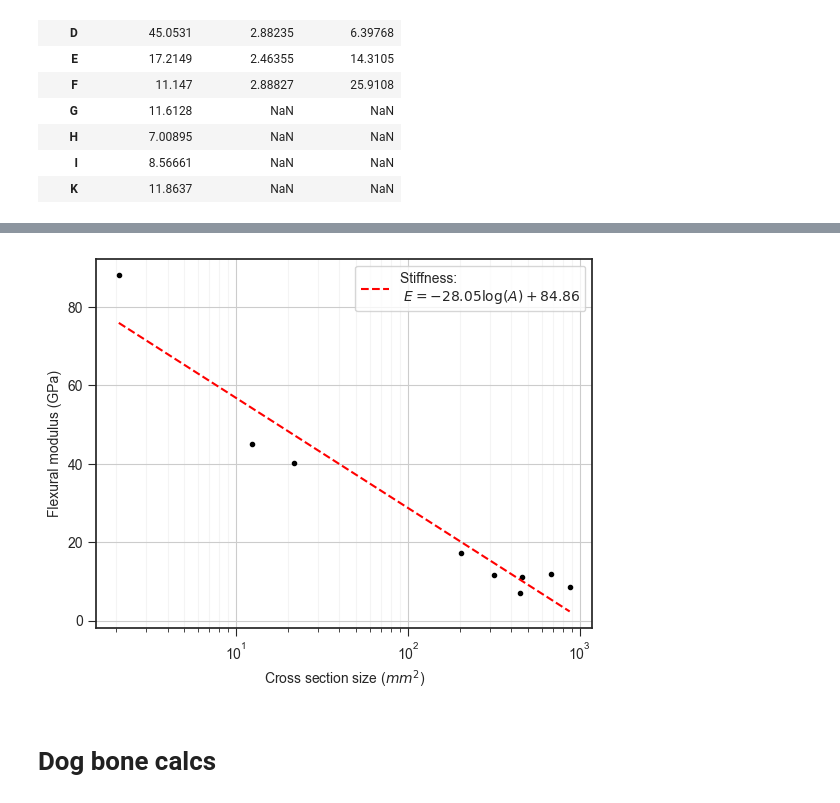
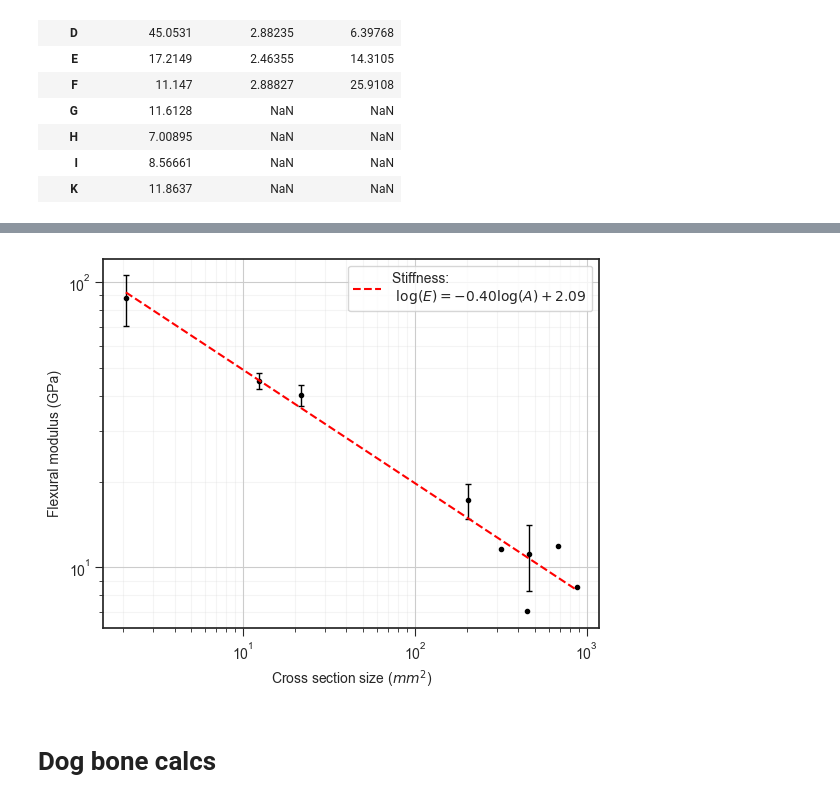
Before and after one commit to Mackus101/GlassMechAnalysis, a Jupyter notebook: analyse.ipynb, the cells around one changed output, grey strips where cells are left out. Cells and saved outputs as stored; diff of their text form; code cells hidden in the pictures.

Commit message:
Confidence intervals and error bars

```diff
--- a/analyse.ipynb
+++ b/analyse.ipynb
@@ -290,7 +314,11 @@ def fit_and_plot_weibull(data, design_failure):
         fracture_prob =  pd.concat([fracture_prob, fracture_frame], axis=0)
 
         data_anal.loc[letter, "char_strength"] = fracture_fit.alpha
+        data_anal.loc[letter, "char_strength_95%_upper"] = fracture_fit.alpha_upper
+        data_anal.loc[letter, "char_strength_95%_lower"] = fracture_fit.alpha_lower
         data_anal.loc[letter, "weibull_modulus"] = fracture_fit.beta
+        data_anal.loc[letter, "weibull_modulus_95%_upper"] = fracture_fit.beta_upper
+        data_anal.loc[letter, "weibull_modulus_95%_lower"] = fracture_fit.beta_lower
         data_anal.loc[letter, "Design Strength"] = fracture_fit.distribution.inverse_SF(design_failure)
 
         collated_legend_text = "%s, dia.= ~%.2f mm" % (letter, avg_diameter)
@@ -881,0 +898,6 @@ gcc_data_anal
+# %%
+char_strength_helper = lambda row: "{:0.0f}\n({:0.0f},{:0.0f})".format(row["char_strength"], row["char_strength_95%_upper"], row["char_strength_95%_lower"]) if row.notnull().all() else ""
+gcc_data_anal["char_strength_disp"] = gcc_data_anal.apply(char_strength_helper, axis=1)
+
+weibull_modulus_helper = lambda row: "{:.1f}\n({:.1f},{:.1f})".format(row["weibull_modulus"], row["weibull_modulus_95%_upper"], row["weibull_modulus_95%_lower"]) if row.notnull().all() else ""
+gcc_data_anal["weibull_modulus_disp"] = gcc_data_anal.apply(weibull_modulus_helper, axis=1)
@@ -884,33 +921,34 @@ gcc_data_anal.to_excel("Rod_test_analysis.xlsx")
 # %%
 fig, ax = plt.subplots()
 
 ax.scatter(data=gcc_data_anal, x="cross_section", y="elastic_mod_mean", color='k', label=None)
+ax.errorbar(data=gcc_data_anal, x="cross_section", y="elastic_mod_mean", yerr="elastic_mod_std", fmt="none", elinewidth=1, ecolor="k", capsize=2.5, label=None)
 
 cross_section = gcc_data_anal["cross_section"].dropna().to_numpy()
 elastic_mod = gcc_data_anal["elastic_mod_mean"].dropna().to_numpy()
 
-fit_line_fmt = "Stiffness: \n $E = {:0.2f} \\log(A) + {:0.2f}$"
+fit_line_fmt = "Stiffness: \n $\\log(E) = {:0.2f} \\log(A) + {:0.2f}$"
 
-m, b = np.polyfit(np.log10(cross_section), elastic_mod, 1)
+m, b = np.polyfit(np.log10(cross_section), np.log10(elastic_mod), 1)
 
 fit_x = np.linspace(np.min(cross_section), np.max(cross_section), 100)
 
-fit_y = m * np.log10(fit_x) + b
+fit_y = np.power(10, m * np.log10(fit_x) + b)
 
 ax.plot(fit_x, fit_y, "--r", label=fit_line_fmt.format(m, b))
 ax.set_xlabel("Cross section size ($mm^2$)")
 ax.set_ylabel("Flexural modulus (GPa)")
 
 ax.grid(visible=True, which='major', linestyle='-')
 ax.grid(visible=True, which='minor', linestyle='-', alpha=0.2)
 
 # ax = sns.regplot(data=gcc_data_anal, x="cross_section", y="log_elastic_mod_mean")
 # ax.set(xlabel="Cross section size ($mm^2$)", ylabel="log(Elastic modulus) (GPa)", title="Elastic modulus vs. Cross Section")
 ax.legend()
 ax.set_xscale("log")
-# ax.set_yscale("log")
+ax.set_yscale("log")
 # %% [output]
-[figure, old version]
+[figure, new version]
 # %% [markdown]
 # Dog bone calcs
 # %%
```
Also changed, not shown: parts of 6 cells of this notebook, 2 other files.
